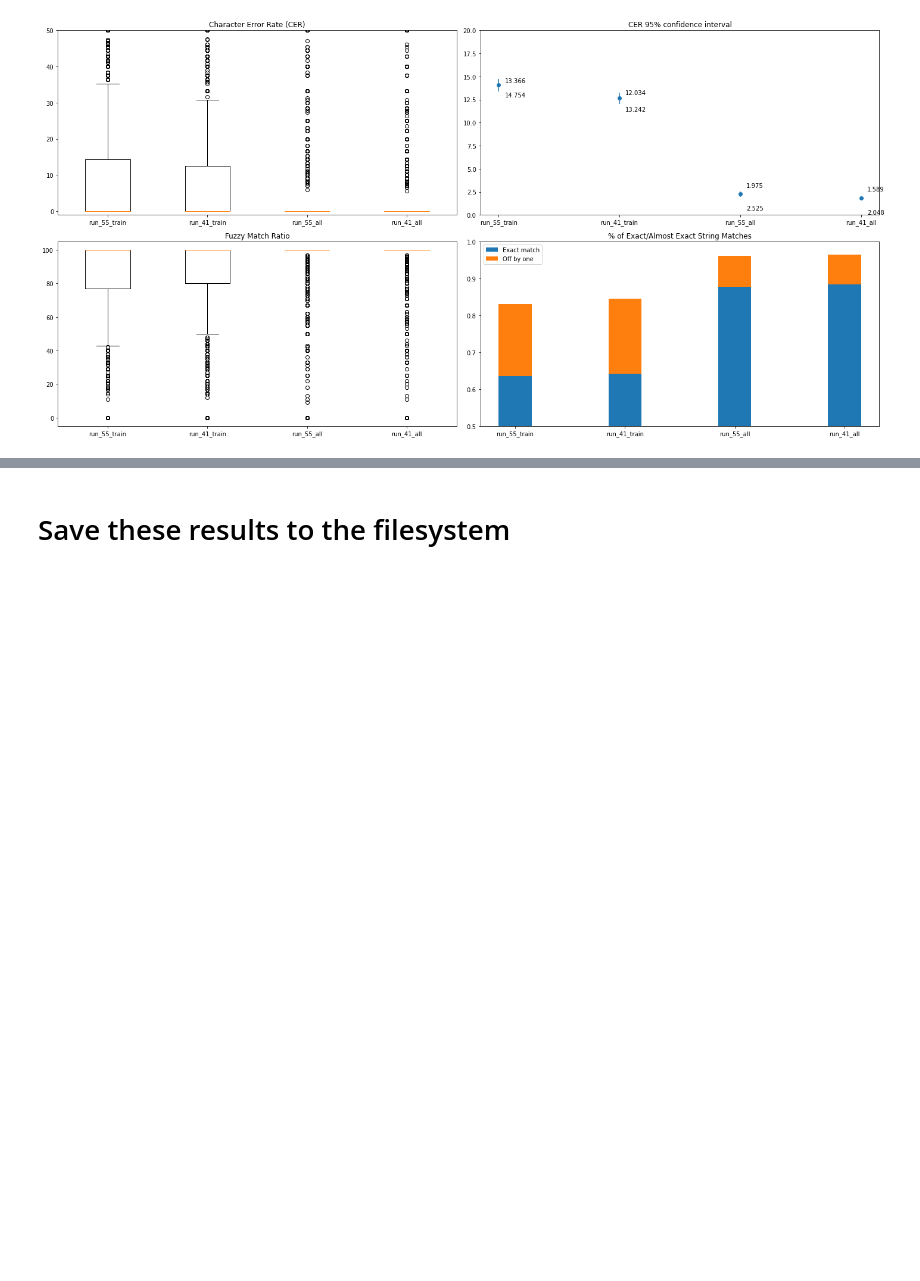
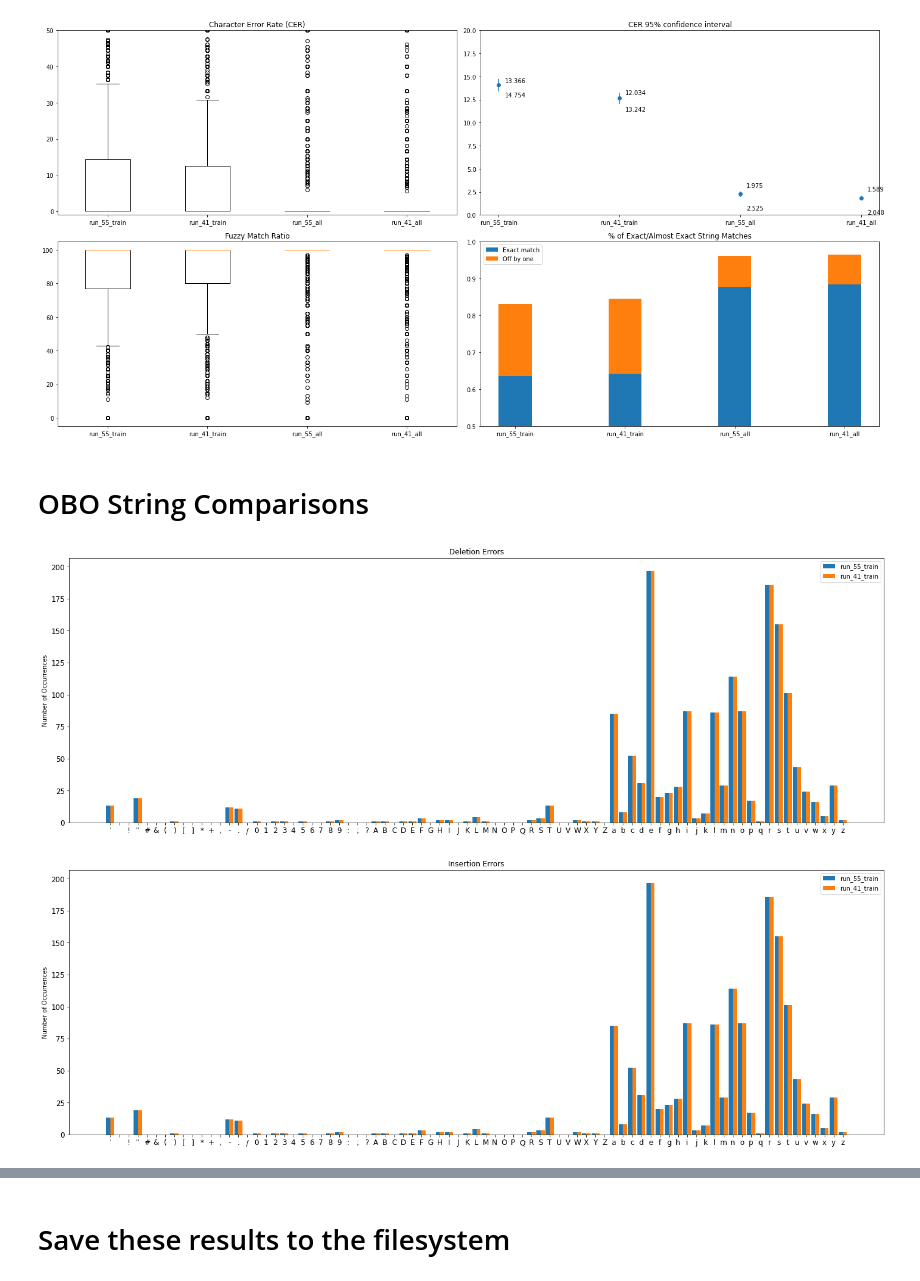
Before and after one commit to emcdona1/crnn_models_single_gpu, a Jupyter notebook: test_set_predictions/visualize-predictions.ipynb, the cells around one changed output, grey strips where cells are left out. Saved outputs shown, nothing was run; the diff lists cells and outputs as text; code cells hidden in the pictures; blank space fills up the shorter version.

```diff
--- a/test_set_predictions/visualize-predictions.ipynb
+++ b/test_set_predictions/visualize-predictions.ipynb
@@ -183,3 +188,5 @@ plot_close_matches(graph4)
 fig.tight_layout()
 # %% [output]
 [figure]
+# %% [markdown]
+# OBO String Comparisons
@@ -185,0 +242,35 @@ fig.tight_layout()
+# %%
+# print('Top Substitutions:')
+# for key in list(substitution_errors[0])[:10]:
+#     print(f'{key}: {substitution_errors[0][key]}')
+# print('\nTop Deletions:')
+# for key in list(deletion_errors[0])[:10]:
+#     print(f'{key}: {deletion_errors[0][key]}')
+# print('\nTop Insertions:')
+# for key in list(insertion_errors[0])[:10]:
+#     print(f'{key}: {insertion_errors[0][key]}')
+
+plt.figure(figsize=(24,8))
+plt.rc('xtick', labelsize=12)
+plt.rc('ytick', labelsize=12)
+plt.bar(np.arange(len(deletion_errors[0].keys())) - 0.225, deletion_errors[0].values(), 0.45, label = models[0][1])
+plt.bar(np.arange(len(deletion_errors[0].keys())) + 0.225, deletion_errors[1].values(), 0.45, label = models[1][1])
+plt.xticks(np.arange(len(deletion_errors[0].keys())) , deletion_errors[0].keys())
+plt.title("Deletion Errors")
+plt.ylabel("Number of Occurrences")
+plt.legend()
+plt.show()
+
+plt.figure(figsize=(24,8))
+plt.rc('xtick', labelsize=12)
+plt.rc('ytick', labelsize=12)
+plt.bar(np.arange(len(insertion_errors[0].keys())) - 0.225, insertion_errors[0].values(), 0.45, label = models[0][1])
+plt.bar(np.arange(len(insertion_errors[0].keys())) + 0.225, insertion_errors[1].values(), 0.45, label = models[1][1])
+plt.xticks(np.arange(len(insertion_errors[0].keys())) , insertion_errors[0].keys())
+plt.title("Insertion Errors")
+plt.ylabel("Number of Occurrences")
+plt.legend()
+plt.show()
+# %% [output]
+[figure, added]
+[figure, added]
```
Also changed, not shown: parts of 6 cells of this notebook.
